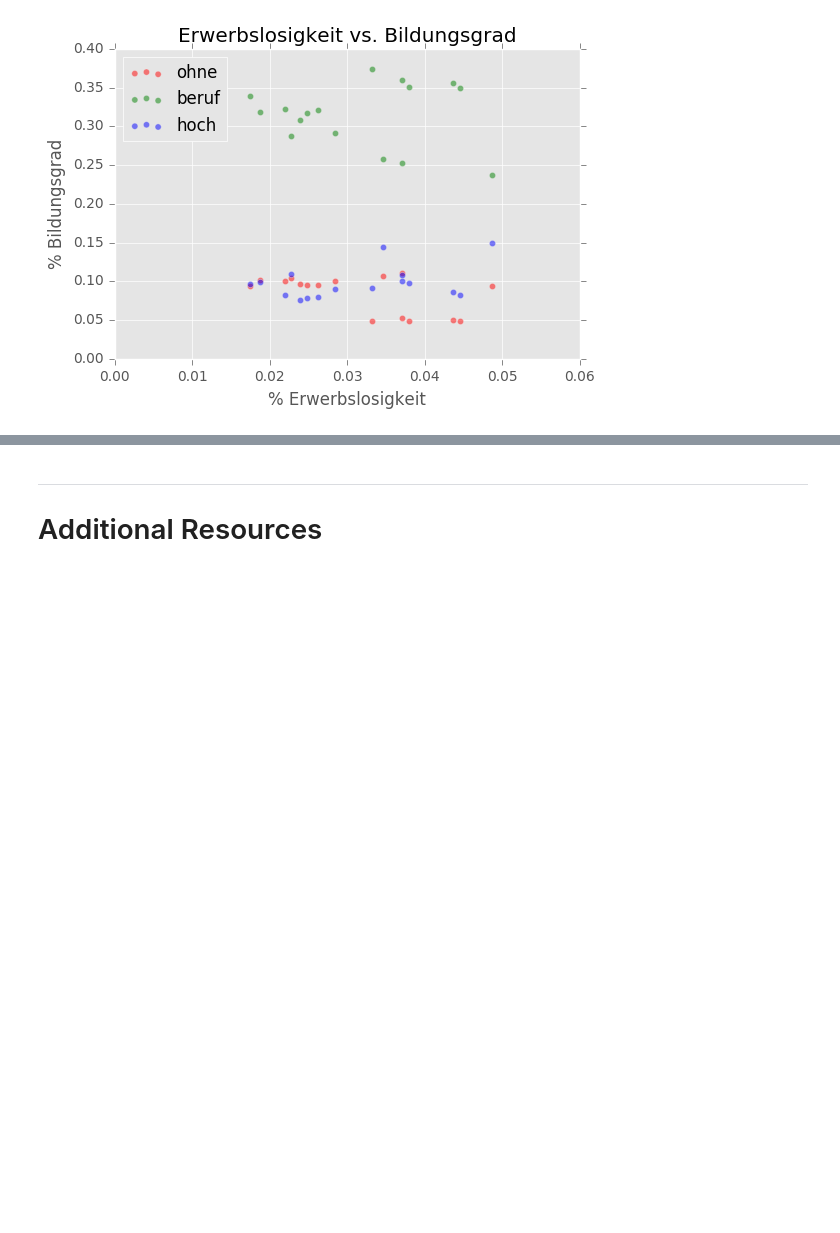
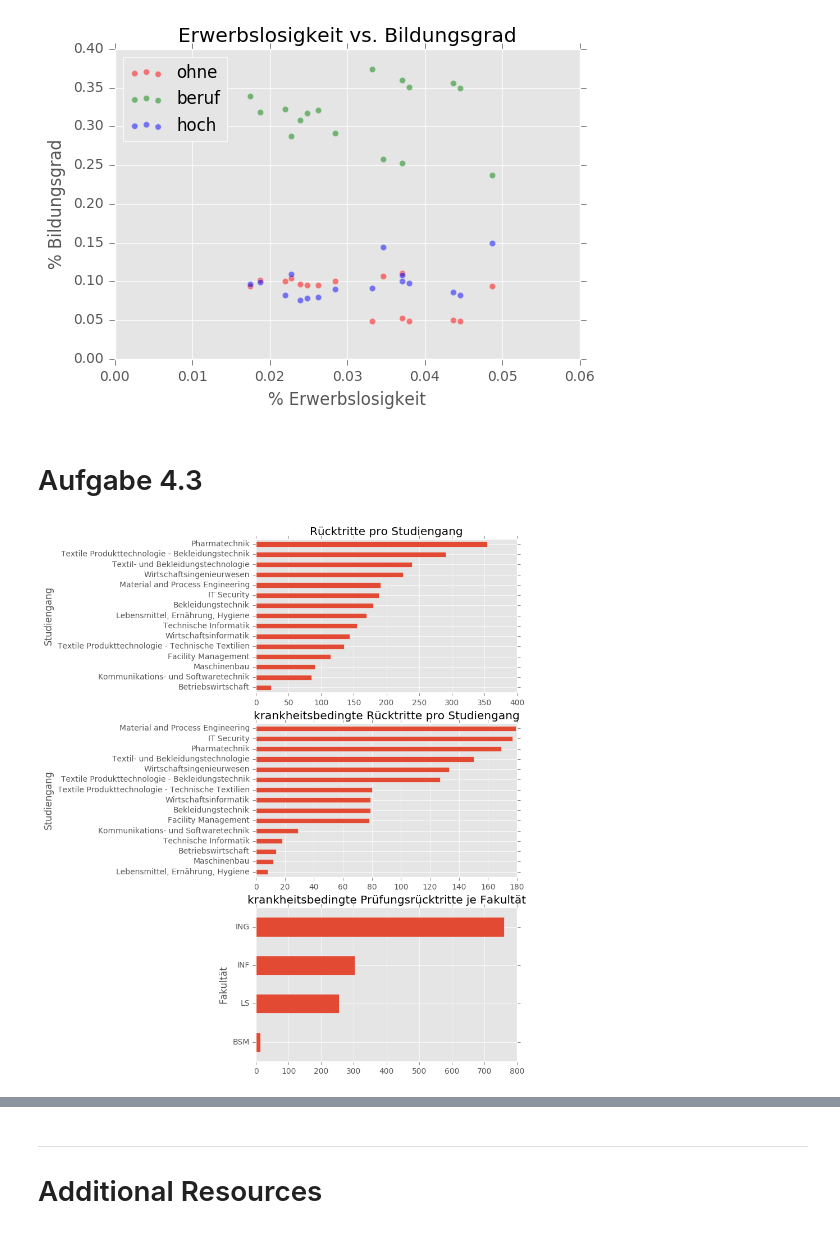
Before and after one commit to jgoerner/Programming-for-DataScience, a Jupyter notebook: Aufgabenblaetter/Aufgabenblatt 4.ipynb, the cells around one changed output, grey strips where cells are left out. Drawn from its saved outputs; the diff is of its cells as text; code cells hidden in the pictures; blank space fills up the shorter version.

Commit message:
Aufgabenblatt 4 komplett

```diff
--- a/Aufgabenblaetter/Aufgabenblatt 4.ipynb
+++ b/Aufgabenblaetter/Aufgabenblatt 4.ipynb
@@ -144,3 +152,33 @@ plt.legend(bbox_to_anchor=(0, 1), loc='upper left', ncol=1)
 plt.show()
 # %% [output]
 [figure]
+# %% [markdown]
+# Aufgabe 4.3
+# %%
+#0
+path_pruefungen = "../data/Pruefungsruecktritt.xls"
+df_raw = pd.read_excel(path_pruefungen)
+df = df_raw.iloc[1:,:] # skip the NaN line
+
+fig, axes = plt.subplots(3,1)
+fig.set_figheight(12)
+
+#1
+df.set_index("Studiengang").iloc[:,-1].sort_values(ascending = True)\
+.plot.barh(label="Studiengang", title=u"Rücktritte pro Studiengang", ax=axes[0])
+
+#2
+#df.set_index("Studiengang").sort_values(u'Prüfungsrücktritte\ngesamt').iloc[:,-3:-1]\
+#.plot.barh(label="Studiengang", title=u"krankheitsbedingte Rücktritte pro Studiengang", stacked=True)
+p2 = df.set_index("Studiengang").sort_values(u'krankheitsbedingte\n Prüfungsrücktritte').iloc[:,-2]\
+.plot.barh(label="Studiengang", title=u"krankheitsbedingte Rücktritte pro Studiengang", ax=axes[1])
+
+#3
+#df.groupby(u'Fakultät').agg(np.sum).sort_values(u'Prüfungsrücktritte\ngesamt').iloc[:,-3:-1]\
+#.plot.barh(stacked=True, title=u"Prüfungsrücktritte")
+df.groupby(u'Fakultät').agg(np.sum).sort_values(u'krankheitsbedingte\n Prüfungsrücktritte').iloc[:,-2]\
+.plot.barh(stacked=True, title=u"krankheitsbedingte Prüfungsrücktritte je Fakultät", ax=axes[2])
+
+fig.show()
+# %% [output]
+[figure, added]
```
Also changed, not shown: parts of 5 cells of this notebook, 3 other files.
